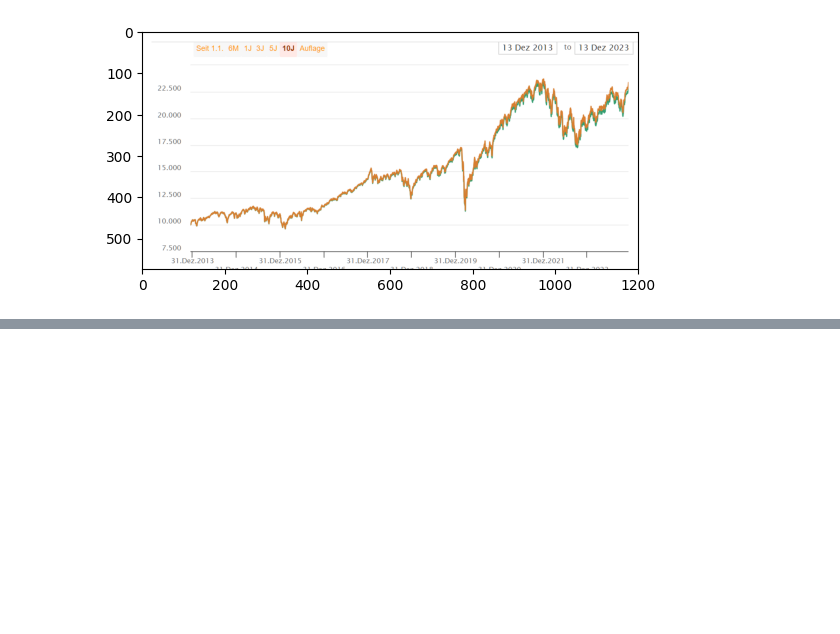
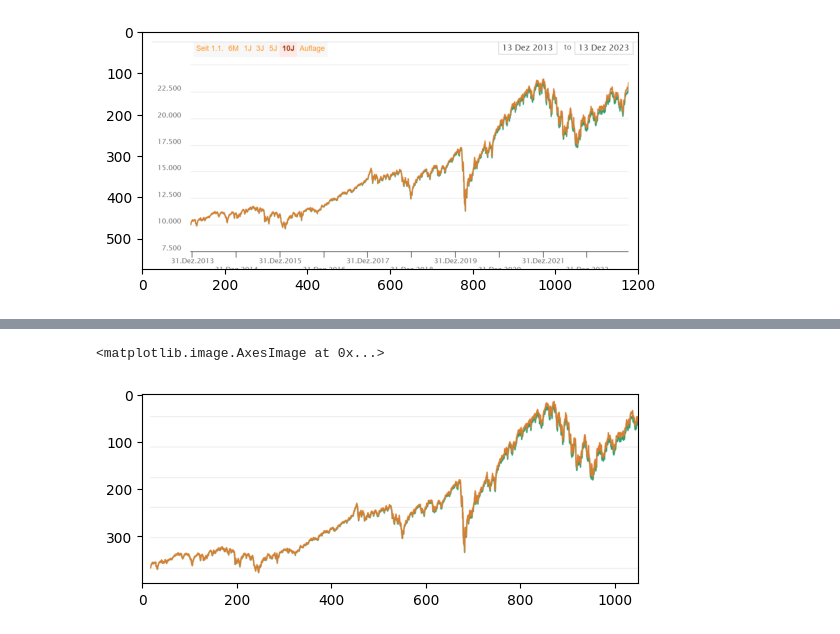
Before and after one commit to Menings154/PlotDigitizer, a Jupyter notebook: src/main2.ipynb, the cells around one changed output, grey strips where cells are left out. Drawn from its saved outputs; the diff is of its cells as text; code cells hidden in the pictures; blank space fills up the shorter version.

```diff
--- a/src/main2.ipynb
+++ b/src/main2.ipynb
@@ -73,7 +51,12 @@ while state:
 # %%
 
 #crop()
 crop(img, roi)
+fig, ax = plt.subplots()
+ax.imshow(img.croped_data)
+# %% [output]
+<matplotlib.image.AxesImage at 0x...>
+[figure, added]
 # %%
 
 #recognize_data()
```
Also changed, not shown: parts of 6 cells of this notebook, 5 other files.
